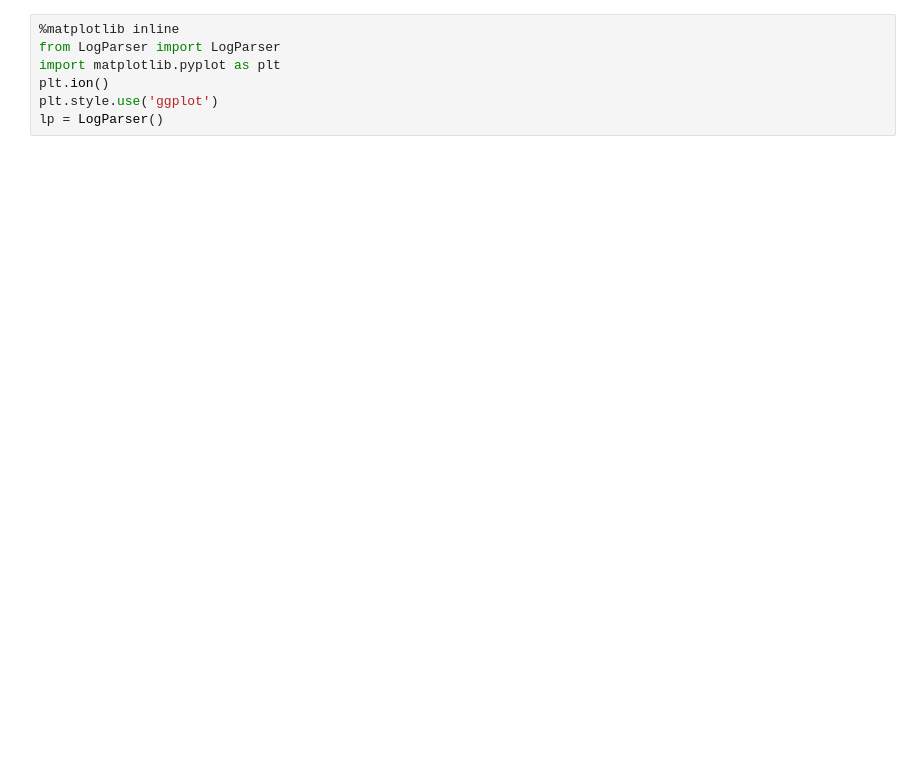
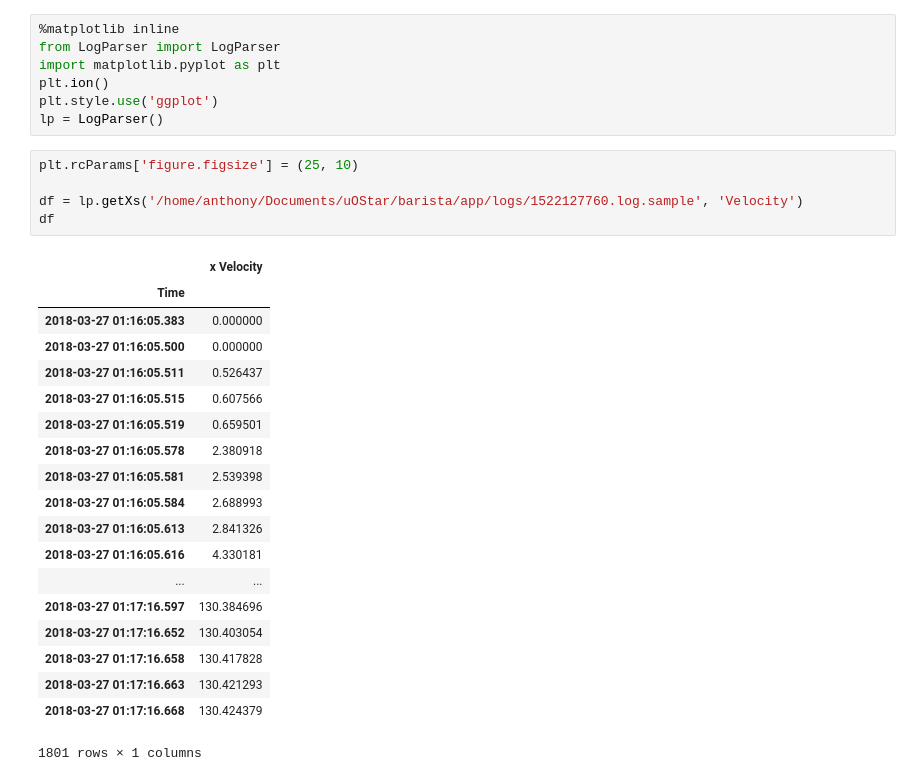
Before and after one commit to uorocketry/barista, a Jupyter notebook: client/Parser_Sample.ipynb, the cells around one changed output. Drawn from its saved outputs; the diff is of its cells as text; blank space fills up the shorter version.

```diff
--- a/client/Parser_Sample.ipynb
+++ b/client/Parser_Sample.ipynb
@@ -5,5 +5,30 @@ import matplotlib.pyplot as plt
 plt.ion()
 plt.style.use('ggplot')
 lp = LogParser()
+# %%
+plt.rcParams['figure.figsize'] = (25, 10)
+
+df = lp.getXs('/home/anthony/Documents/uOStar/barista/app/logs/1522127760.log.sample', 'Velocity')
+df
+# %% [output]
+|  | x Velocity |
+| Time |  |
+| 2018-03-27 01:16:05.383 | 0.000000 |
+| 2018-03-27 01:16:05.500 | 0.000000 |
+| 2018-03-27 01:16:05.511 | 0.526437 |
+| 2018-03-27 01:16:05.515 | 0.607566 |
+| 2018-03-27 01:16:05.519 | 0.659501 |
+| 2018-03-27 01:16:05.578 | 2.380918 |
+| 2018-03-27 01:16:05.581 | 2.539398 |
+| 2018-03-27 01:16:05.584 | 2.688993 |
+| 2018-03-27 01:16:05.613 | 2.841326 |
+| 2018-03-27 01:16:05.616 | 4.330181 |
+| ... | ... |
+| 2018-03-27 01:17:16.597 | 130.384696 |
+| 2018-03-27 01:17:16.652 | 130.403054 |
+| 2018-03-27 01:17:16.658 | 130.417828 |
+| 2018-03-27 01:17:16.663 | 130.421293 |
+| 2018-03-27 01:17:16.668 | 130.424379 |
+1801 rows × 1 columns
 # %%
 %matplotlib inline
```
Also changed, not shown: parts of 7 cells of this notebook, 1 other file.
